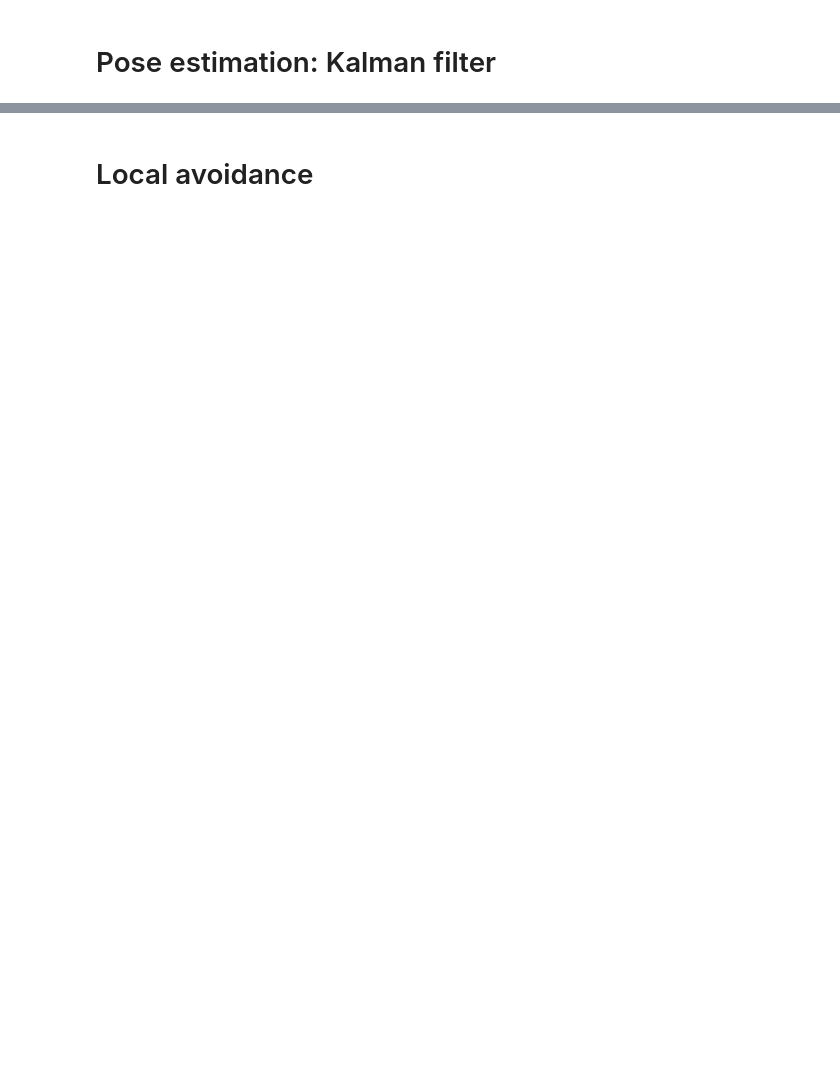
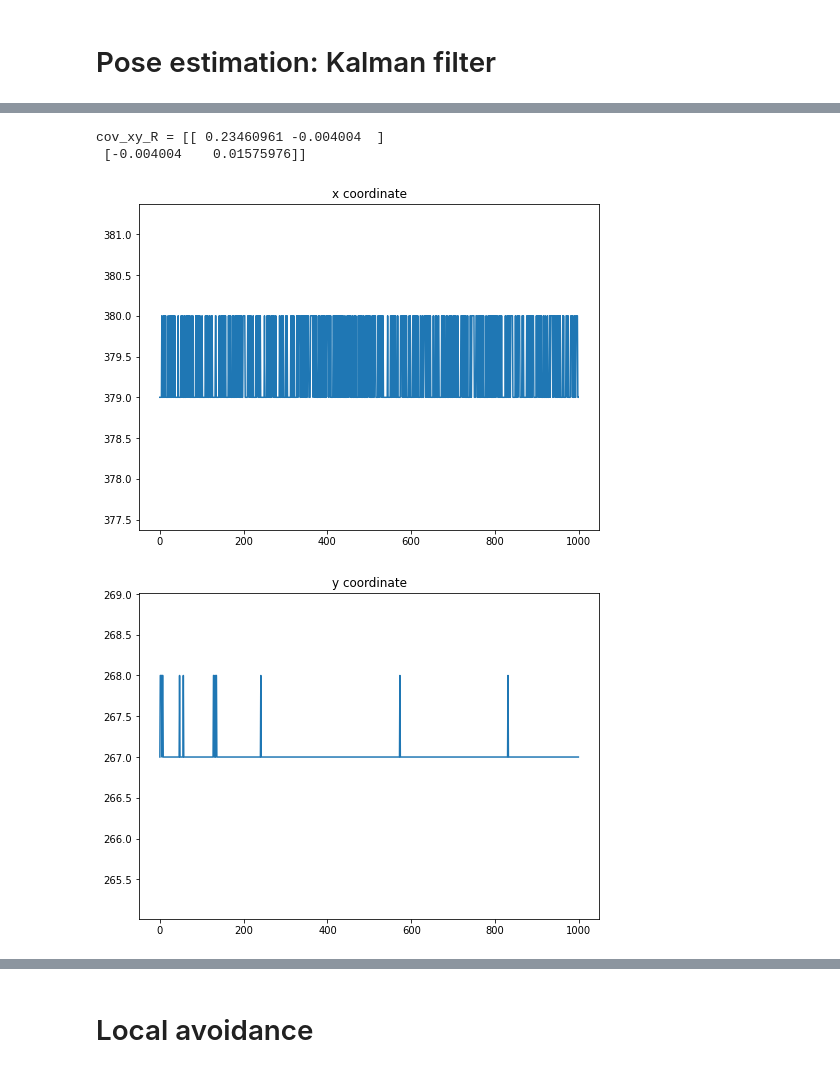
Before and after one commit to nguyen-v/BMR-Final-Project, a Jupyter notebook: BMR-Final-Project.ipynb, the cells around one changed output, grey strips where cells are left out. Drawn from its saved outputs; the diff is of its cells as text; code cells hidden in the pictures; blank space fills up the shorter version.

```diff
--- a/BMR-Final-Project.ipynb
+++ b/BMR-Final-Project.ipynb
@@ -428,0 +662,52 @@ thymio.stop_thymio()
+# %%
+from tqdm import tqdm
+
+NB_DATAPOINTS = 1000;
+try:
+    cam = init_camera()
+    # Get warp matrix and map dimensions
+    M, rect_width, rect_height, map, map_enlarged = init_map(cam)
+
+    #position (x,y) variance
+
+    thymio.stop_thymio()
+
+    thymio_x = []
+    thymio_y = []
+
+    for i in tqdm(range(NB_DATAPOINTS)):
+        t0 = time.time()
+        img, img_taken = take_picture(cam)
+        img_rect = get_rectified_img(img, M, rect_width, rect_height)
+        if img_taken:
+            thymio_pose, thymio_found = locate_thymio_camera(img_rect, "cartesian", (MAP_WIDTH_CELL, MAP_HEIGHT_CELL))
+            if thymio_found:
+                thymio_x = np.append(thymio_x, thymio_pose[0])
+                thymio_y = np.append(thymio_y, thymio_pose[1])
+                dt = time.time() - t0
+                if dt < T_s:
+                    time.sleep(T_s-dt)
+
+    mean_x = np.mean(thymio_x)
+    mean_y = np.mean(thymio_y)
+
+    thymio.stop_thymio()
+    plt.figure()
+    plt.plot(thymio_x)
+    plt.title("x coordinate")
+    plt.gca().set_ylim(mean_x - 2, mean_x + 2)
+
+    plt.figure()
+    plt.plot(thymio_y)
+    plt.title("y coordinate")
+    plt.gca().set_ylim(mean_y - 2, mean_y + 2)
+    cov_xy_R = np.cov(thymio_x,thymio_y)
+
+    print('cov_xy_R = {}'.format(cov_xy_R))
+finally:
+    cam.release()
+# %% [output]
+cov_xy_R = [[ 0.23460961 -0.004004  ]
+ [-0.004004    0.01575976]]
+[figure, added]
+[figure, added]
```
Also changed, not shown: parts of 53 cells of this notebook, 12 other files.
